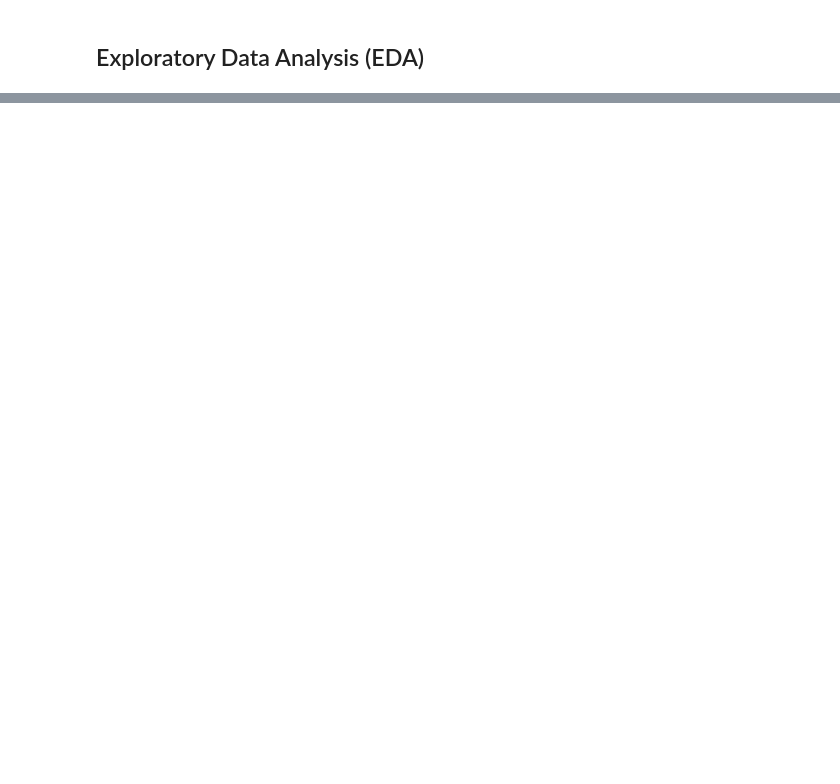
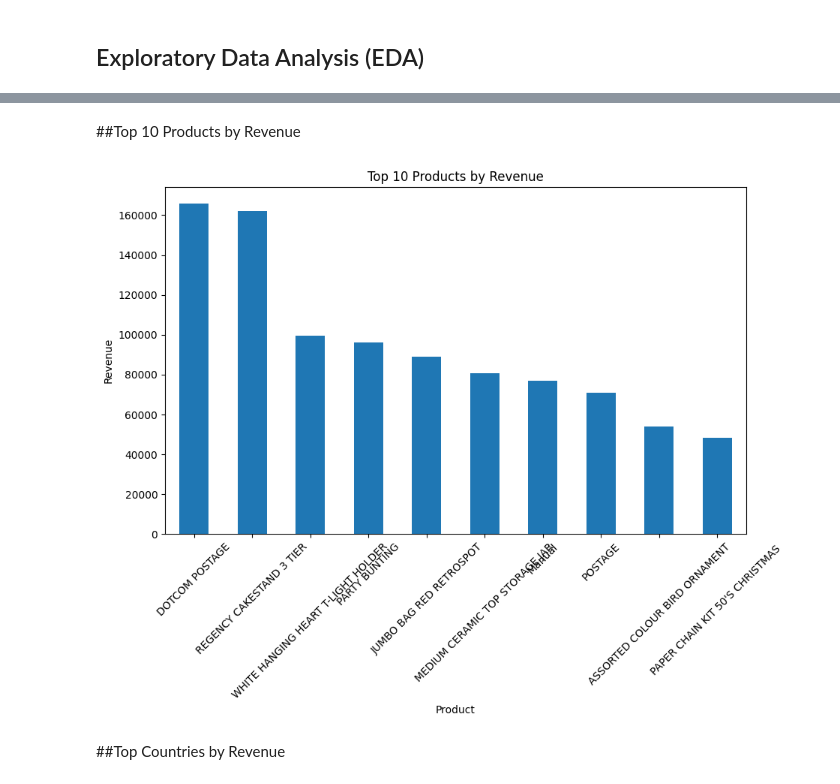
Before and after one commit to coder-priyanka01/Retail-Demand-Forecasting-Project, a Jupyter notebook: AI_Driven_Demand_Forecasting_&_Inventory_Optimization_System.ipynb, the cells around one changed output, grey strips where cells are left out. Drawn from its saved outputs; the diff is of its cells as text; code cells hidden in the pictures; blank space fills up the shorter version.

```diff
--- a/AI_Driven_Demand_Forecasting_&_Inventory_Optimization_System.ipynb
+++ b/AI_Driven_Demand_Forecasting_&_Inventory_Optimization_System.ipynb
@@ -119,0 +134,17 @@ df
+# %% [markdown]
+##Top 10 Products by Revenue
+# %%
+top_products = df.groupby("Description")["Revenue"].sum().sort_values(ascending=False).head(10)
+
+plt.figure(figsize=(10,6))
+top_products.plot(kind="bar")
+
+plt.title("Top 10 Products by Revenue")
+plt.xlabel("Product")
+plt.ylabel("Revenue")
+plt.xticks(rotation=45)
+plt.show()
+# %% [output]
+[figure, added]
+# %% [markdown]
+##Top Countries by Revenue
```
Also changed, not shown: parts of 13 cells of this notebook.
